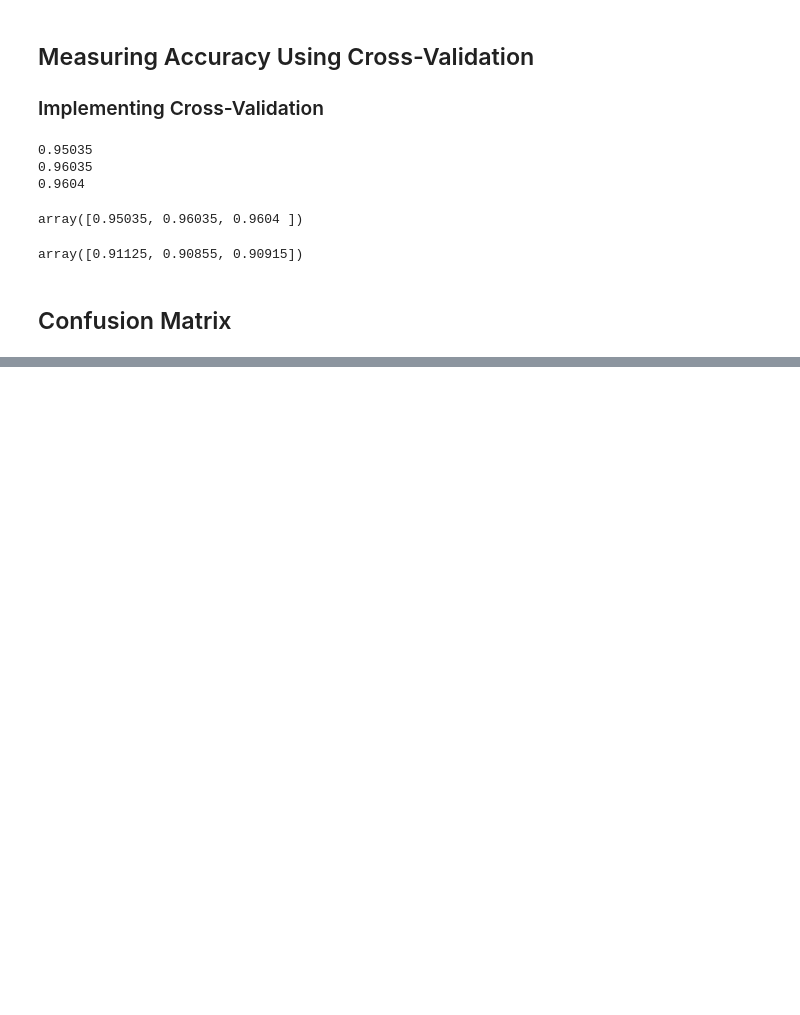
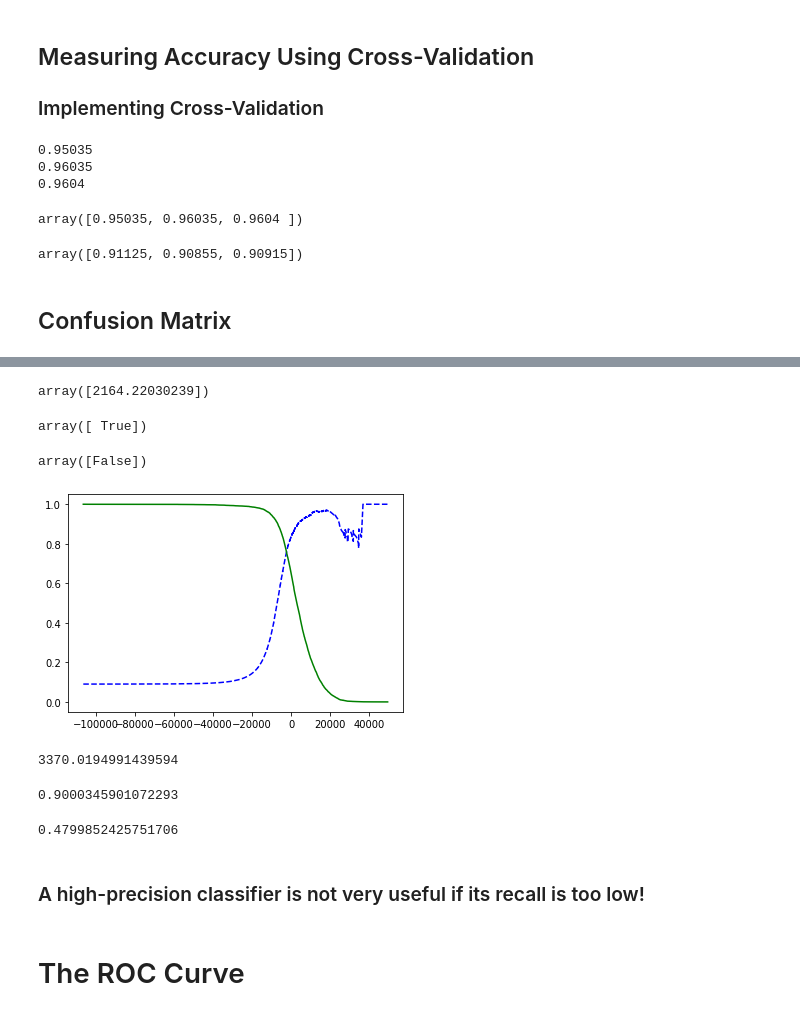
Before and after one commit to JeffreyAsuncion/MachineLearning_OREILLY, a Jupyter notebook: MNIST_classification.ipynb, the cells around one changed output, grey strips where cells are left out. Drawn from its saved outputs; the diff is of its cells as text; code cells hidden in the pictures; blank space fills up the shorter version.

```diff
--- a/MNIST_classification.ipynb
+++ b/MNIST_classification.ipynb
@@ -104,0 +142,39 @@ array([0.91125, 0.90855, 0.90915])
+# %%
+y_scores = sgd_clf.decision_function([some_digit])
+y_scores
+# %% [output]
+array([2164.22030239])
+# %%
+threshold = 0
+y_some_digit_pred = (y_scores > threshold)
+y_some_digit_pred
+# %% [output]
+array([ True])
+# %%
+threshold = 8000
+y_some_digit_pred = (y_scores > threshold)
+y_some_digit_pred
+# %% [output]
+array([False])
+# %%
+y_scores = cross_val_predict(sgd_clf, X_train, y_train_5, cv=3,
+                             method='decision_function')
+# %%
+from sklearn.metrics import precision_recall_curve
+
+precisions, recalls, thresholds = precision_recall_curve(y_train_5, y_scores)
+# %%
+def plot_precision_recall_vs_threshold(precisions, recalls, thresholds):
+    plt.plot(thresholds, precisions[:-1], "b--", label='Precision')
+    plt.plot(thresholds, recalls[:-1], "g-", label='Recall')
+    # highlight the threshold and add the legend, axis label and grid
+
+plot_precision_recall_vs_threshold(precisions, recalls, thresholds)
+plt.show()
+# %% [output]
+[figure, added]
+# %%
+threshold_90_precision = thresholds[np.argmax(precisions >= 0.90)] # ~7816
+threshold_90_precision #????
+# %% [output]
+3370.0194991439594
@@ -104,0 +183,12 @@ array([0.91125, 0.90855, 0.90915])
+# %%
+precision_score(y_train_5, y_train_pred_90)
+# %% [output]
+0.9000345901072293
+# %%
+recall_score(y_train_5, y_train_pred_90)
+# %% [output]
+0.4799852425751706
+# %% [markdown]
+### A high-precision classifier is not very useful if its recall is too low!
+# %% [markdown]
+# The ROC Curve
```
Also changed, not shown: parts of 56 cells of this notebook.
